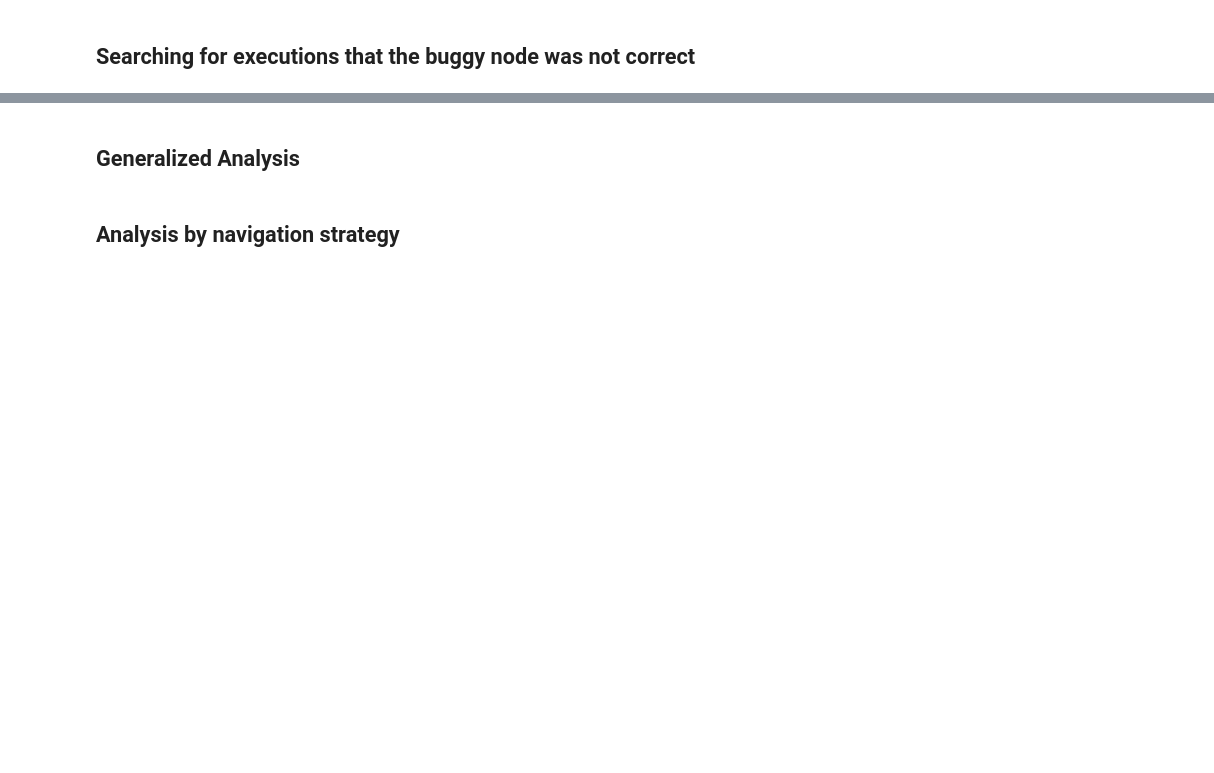
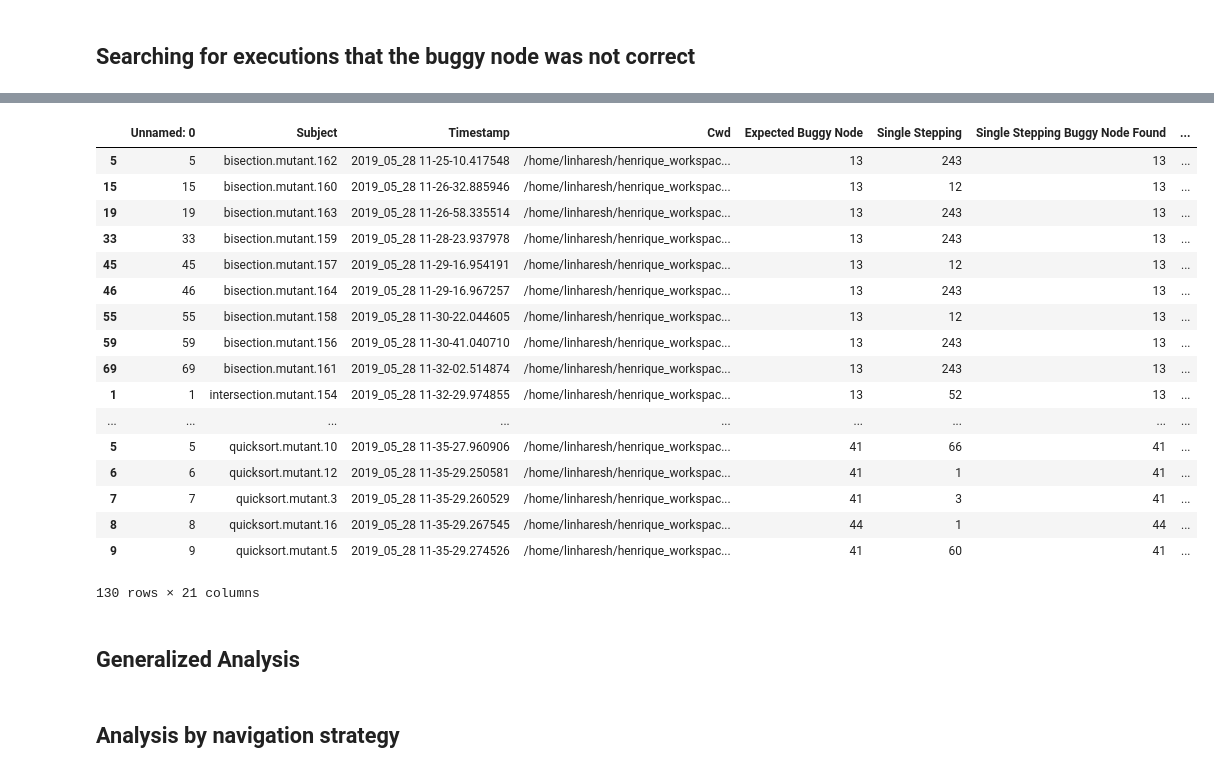
Before and after one commit to gems-uff/debugprov, a Jupyter notebook: experiments/13-Result_Analysis.ipynb, the cells around one changed output, grey strips where cells are left out. Cells and saved outputs as stored; diff of their text form; code cells hidden in the pictures; blank space fills up the shorter version.

```diff
--- a/experiments/13-Result_Analysis.ipynb
+++ b/experiments/13-Result_Analysis.ipynb
@@ -83,3 +160,28 @@ len(df)
+# %%
+df[
+    (df["Expected Buggy Node"] != df["Single Stepping PROV Buggy Node Found"])
+    | (df["Expected Buggy Node"] != df["Top Down PROV Buggy Node Found"])
+    | (df["Expected Buggy Node"] != df["Heaviest First PROV Buggy Node Found"])
+]
+# %% [output]
+|  | Unnamed: 0 | Subject | Timestamp | Cwd | Expected Buggy Node | Single Stepping | Single Stepping Buggy Node Found | ... |
+| 5 | 5 | bisection.mutant.162 | 2019_05_28 11-25-10.417548 | /home/linharesh/henrique_workspac... | 13 | 243 | 13 | ... |
+| 15 | 15 | bisection.mutant.160 | 2019_05_28 11-26-32.885946 | /home/linharesh/henrique_workspac... | 13 | 12 | 13 | ... |
+| 19 | 19 | bisection.mutant.163 | 2019_05_28 11-26-58.335514 | /home/linharesh/henrique_workspac... | 13 | 243 | 13 | ... |
+| 33 | 33 | bisection.mutant.159 | 2019_05_28 11-28-23.937978 | /home/linharesh/henrique_workspac... | 13 | 243 | 13 | ... |
+| 45 | 45 | bisection.mutant.157 | 2019_05_28 11-29-16.954191 | /home/linharesh/henrique_workspac... | 13 | 12 | 13 | ... |
+| 46 | 46 | bisection.mutant.164 | 2019_05_28 11-29-16.967257 | /home/linharesh/henrique_workspac... | 13 | 243 | 13 | ... |
+| 55 | 55 | bisection.mutant.158 | 2019_05_28 11-30-22.044605 | /home/linharesh/henrique_workspac... | 13 | 12 | 13 | ... |
+| 59 | 59 | bisection.mutant.156 | 2019_05_28 11-30-41.040710 | /home/linharesh/henrique_workspac... | 13 | 243 | 13 | ... |
+| 69 | 69 | bisection.mutant.161 | 2019_05_28 11-32-02.514874 | /home/linharesh/henrique_workspac... | 13 | 243 | 13 | ... |
+| 1 | 1 | intersection.mutant.154 | 2019_05_28 11-32-29.974855 | /home/linharesh/henrique_workspac... | 13 | 52 | 13 | ... |
+| ... | ... | ... | ... | ... | ... | ... | ... | ... |
+| 5 | 5 | quicksort.mutant.10 | 2019_05_28 11-35-27.960906 | /home/linharesh/henrique_workspac... | 41 | 66 | 41 | ... |
+| 6 | 6 | quicksort.mutant.12 | 2019_05_28 11-35-29.250581 | /home/linharesh/henrique_workspac... | 41 | 1 | 41 | ... |
+| 7 | 7 | quicksort.mutant.3 | 2019_05_28 11-35-29.260529 | /home/linharesh/henrique_workspac... | 41 | 3 | 41 | ... |
+| 8 | 8 | quicksort.mutant.16 | 2019_05_28 11-35-29.267545 | /home/linharesh/henrique_workspac... | 44 | 1 | 44 | ... |
+| 9 | 9 | quicksort.mutant.5 | 2019_05_28 11-35-29.274526 | /home/linharesh/henrique_workspac... | 41 | 60 | 41 | ... |
+130 rows × 21 columns
 # %% [markdown]
 ## Generalized Analysis
 # %%
```
Also changed, not shown: parts of 12 cells of this notebook, 6 other files.
